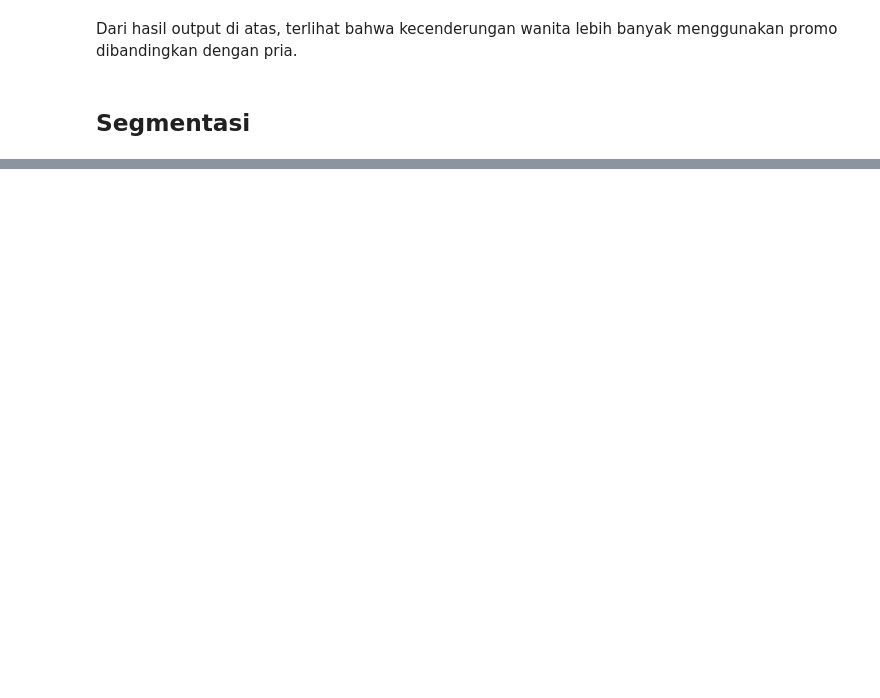
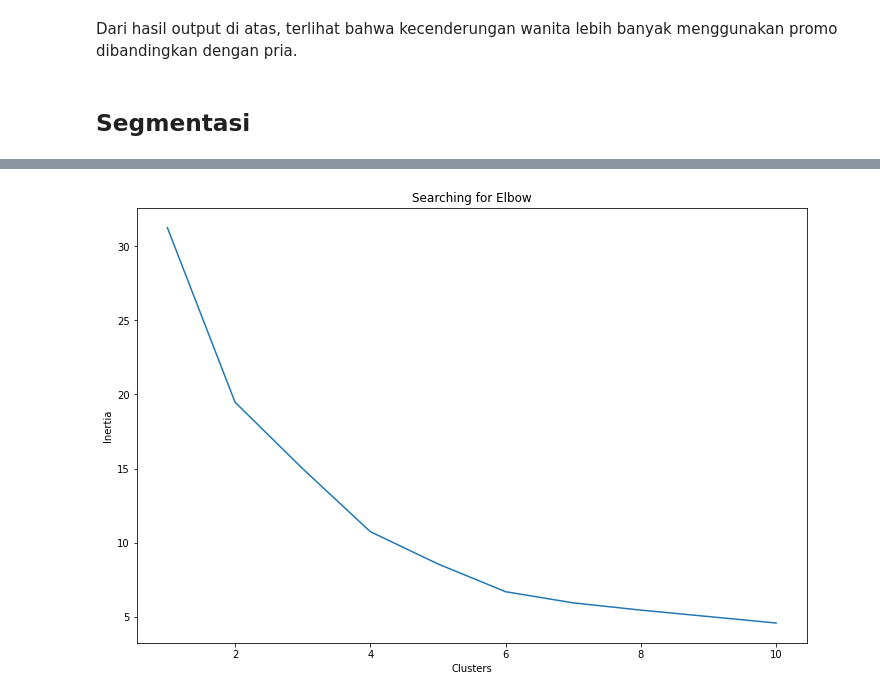
Before and after one commit to rizkyazriel/FlipClass-Data-Mining-2, a Jupyter notebook: Case_Study_Data_Mining_Kelompok_2.ipynb, the cells around one changed output, grey strips where cells are left out. Drawn from its saved outputs; the diff is of its cells as text; code cells hidden in the pictures; blank space fills up the shorter version.

```diff
--- a/Case_Study_Data_Mining_Kelompok_2.ipynb
+++ b/Case_Study_Data_Mining_Kelompok_2.ipynb
@@ -228,4 +240,6 @@ Dari hasil output di atas, terlihat bahwa kecenderungan wanita lebih banyak meng
 # %% [markdown]
 ## Segmentasi
 # %%
-X = df[['Umur', 'Pendapatan-per-bulan', 'skor-pengeluaran']]
+# Membuat segmentasi pelanggan
+X = df[['Pendapatan-per-bulan', 'Umur', 'skor-pengeluaran']]
+X
@@ -231,0 +260,6 @@ X = df[['Umur', 'Pendapatan-per-bulan', 'skor-pengeluaran']]
+# %%
+# Normalisasi pada kolom Pendapatan-per-bulan
+min_max_scaler = MinMaxScaler()
+X_ = min_max_scaler.fit_transform(X)
+X_ =  pd.DataFrame(X_, columns = ['Pendapatan','Umur','Skor'])
+X_
@@ -232,15 +280,19 @@ X = df[['Umur', 'Pendapatan-per-bulan', 'skor-pengeluaran']]
 # %%
+from sklearn.cluster import KMeans
+
 clusters = []
 
 for i in range(1, 11):
-    km = KMeans(n_clusters=i).fit(X)
+    km = KMeans(n_clusters=i).fit(X_)
     clusters.append(km.inertia_)
 
 fig, ax = plt.subplots(figsize=(12, 8))
 sns.lineplot(x=list(range(1, 11)), y=clusters, ax=ax)
 ax.set_title('Searching for Elbow')
 ax.set_xlabel('Clusters')
 ax.set_ylabel('Inertia')
 
 plt.show()
+# %% [output]
+[figure, added]
 # %%
```
Also changed, not shown: parts of 12 cells of this notebook.
